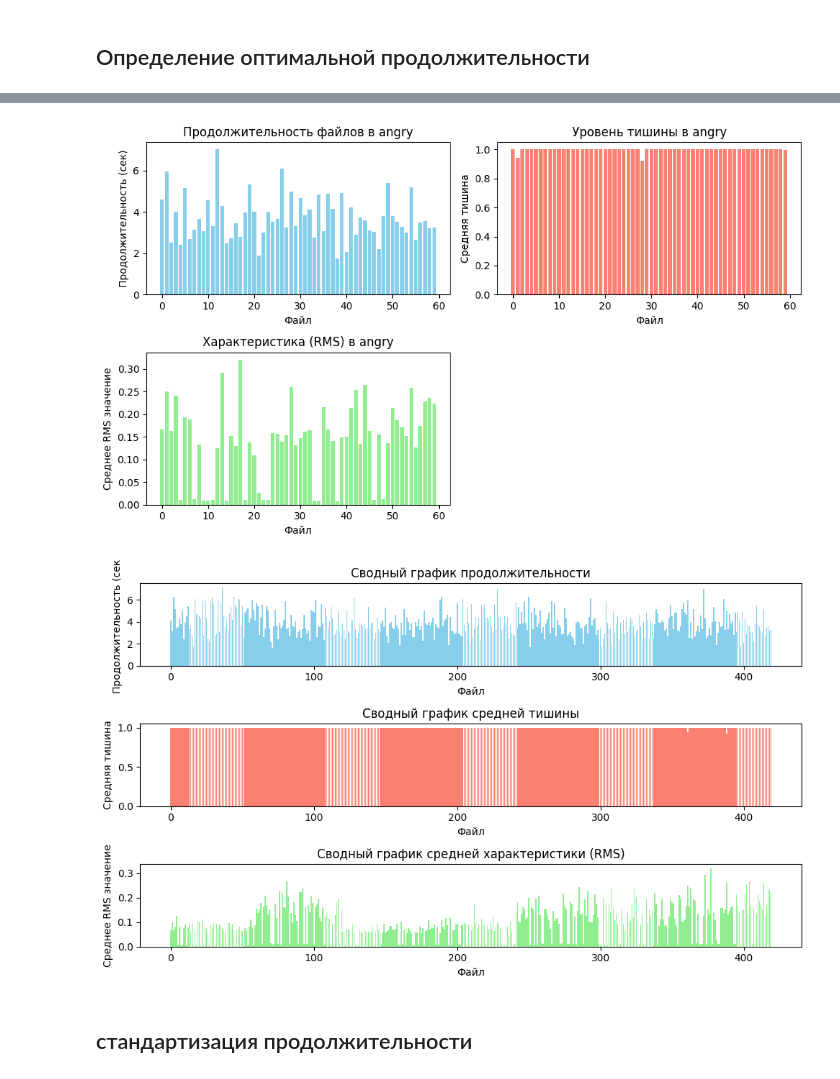
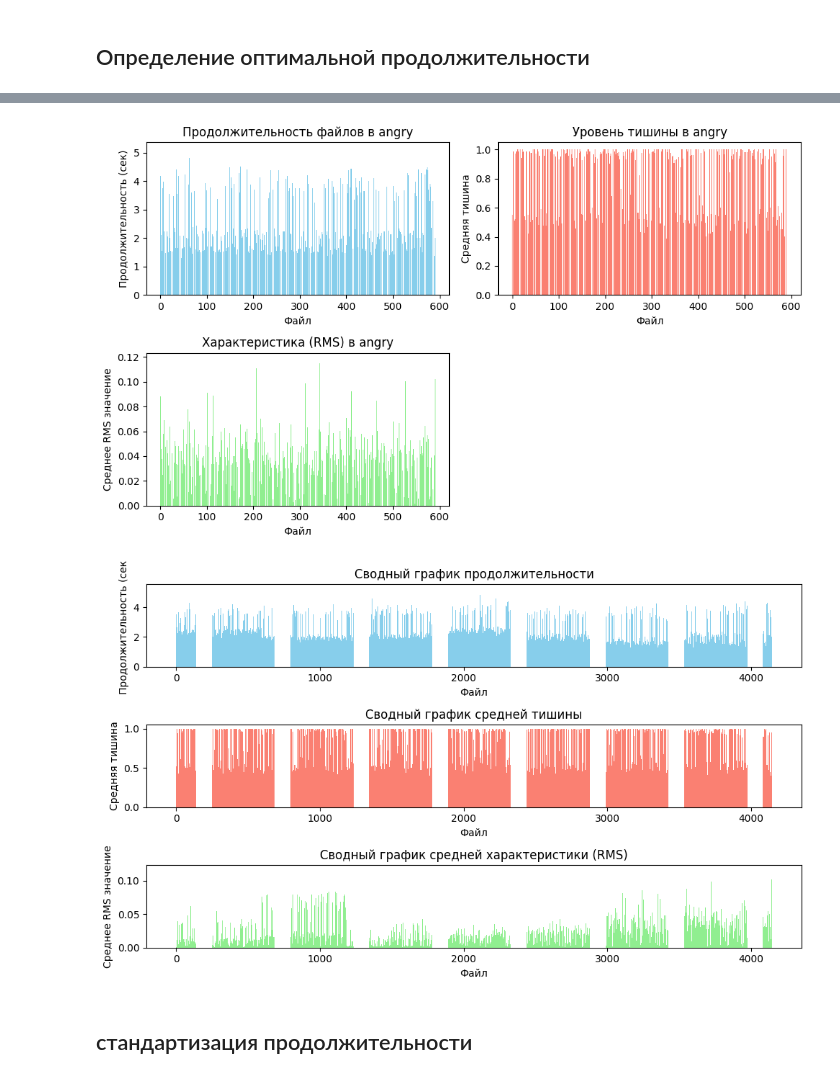
Before and after one commit to tihunn/emotion_testing, a Jupyter notebook: emotional_testing.ipynb, the cells around one changed output, grey strips where cells are left out. Saved outputs shown, nothing was run; the diff lists cells and outputs as text; code cells hidden in the pictures.

```diff
--- a/emotional_testing.ipynb
+++ b/emotional_testing.ipynb
@@ -410,7 +476,7 @@ def plot_statistics(stats):
     plt.show()
 
 # Пример вызова функций
-base_path = "/content/SAVEE"
+base_path = "/content/TESS Toronto emotional speech set data"
 stats = analyze_audio_files(base_path)
 plot_statistics(stats)
 # %% [output]
@@ -423,5 +489,5 @@ plot_statistics(stats)
-[figure, old version]
+[figure, new version]
-[figure, old version]
+[figure, new version]
 # %% [markdown]
 ## стандартизация продолжительности
 # %%
```
Also changed, not shown: parts of 24 cells of this notebook.
